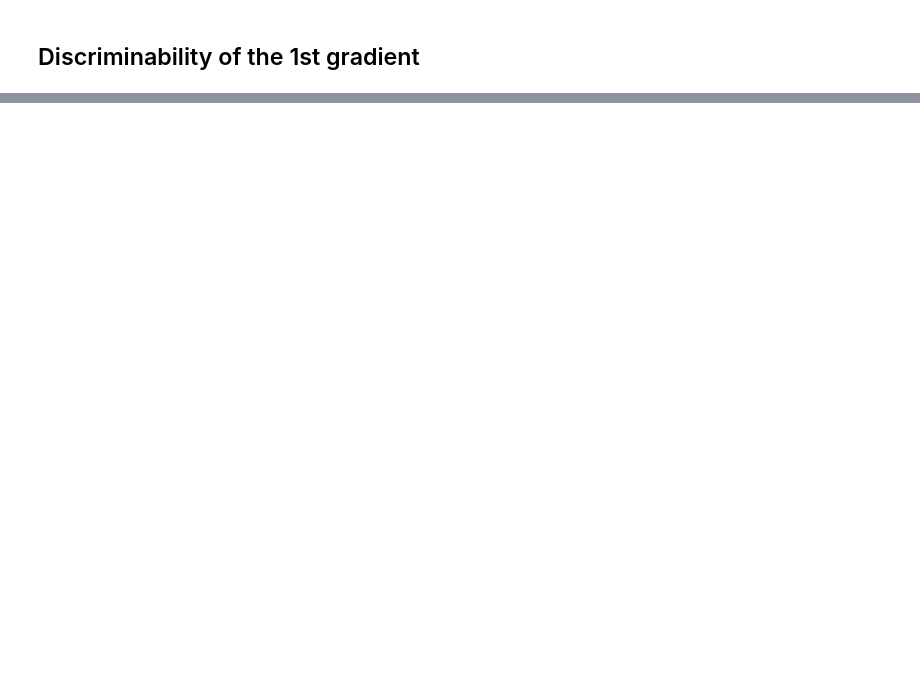
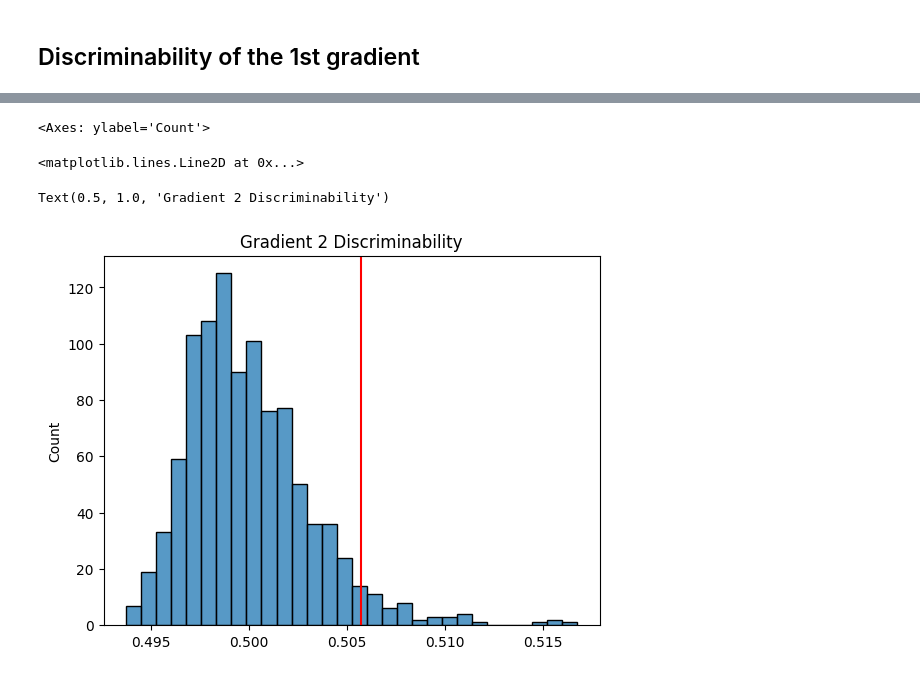
Before and after one commit to victoris93/feature-selection-scz, a Jupyter notebook: discriminability.ipynb, the cells around one changed output, grey strips where cells are left out. Drawn from its saved outputs; the diff is of its cells as text; code cells hidden in the pictures; blank space fills up the shorter version.

```diff
--- a/discriminability.ipynb
+++ b/discriminability.ipynb
@@ -163,0 +253,9 @@ plot_hemispheres(surf_lh, surf_rh, array_name=grad_mapped_ses2, size=(1200, 600)
+# %%
+sns.histplot(grad_discrim[1][2])
+plt.axvline(x = grad_discrim[1][0], c = "red")
+plt.title("Gradient 2 Discriminability")
+# %% [output]
+<Axes: ylabel='Count'>
+<matplotlib.lines.Line2D at 0x...>
+Text(0.5, 1.0, 'Gradient 2 Discriminability')
+[figure, added]
```
Also changed, not shown: parts of 52 cells of this notebook.
